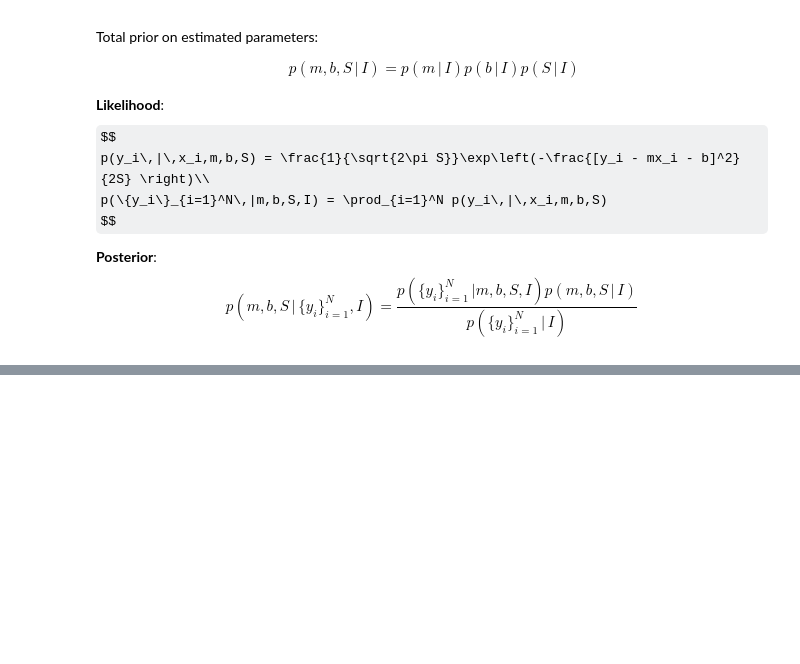
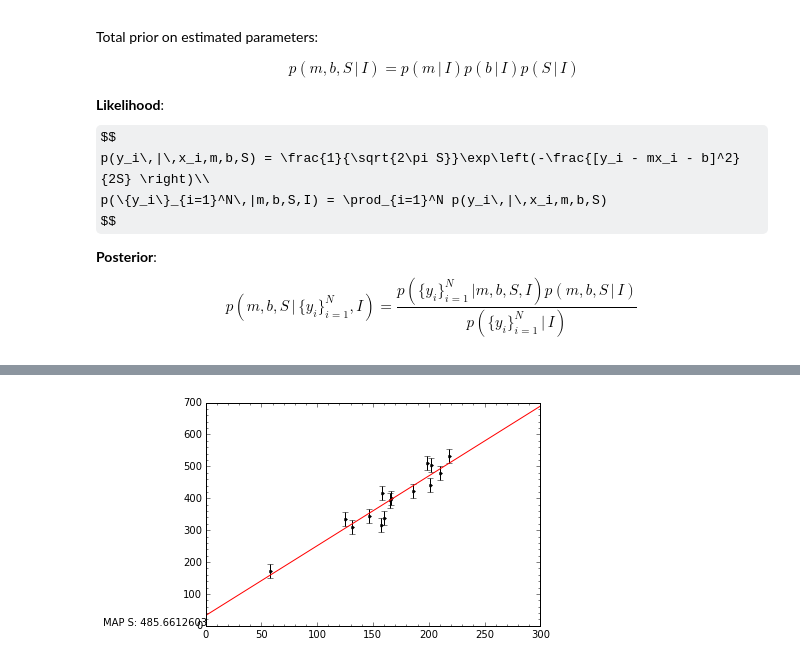
Before and after one commit to nhuntwalker/data_analysis_recipes, a Jupyter notebook: worked_exercises.ipynb, the cells around one changed output, grey strips where cells are left out. Drawn from its saved outputs; the diff is of its cells as text; code cells hidden in the pictures; some formulas as TeX source; blank space fills up the shorter version.

```diff
--- a/worked_exercises.ipynb
+++ b/worked_exercises.ipynb
@@ -775,0 +829,16 @@ Next steps:
+# %%
+# my maximum a-posteriori line and variances from full posterior:
+m_mcmc, b_mcmc, S_mcmc = np.median(samples[:,:,0]), np.median(samples[:,:,1]), np.median(samples[:,:,2])
+
+ax = plt.subplot(111)
+ax.errorbar(x_samp, y_samp, np.sqrt(S_mcmc), fmt='.k')
+ax.plot(x1, m_mcmc*x1 + b_mcmc, color="r")
+ax.text(0.9, 0.9, "MAP S: {0}".format(S_mcmc), horizontalalignment="right")
+
+ax.set_xlim(0, 300)
+ax.set_ylim(0, 700)
+ax.minorticks_on()
+
+plt.show()
+# %% [output]
+[figure, added]
```
Also changed, not shown: parts of 18 cells of this notebook.
